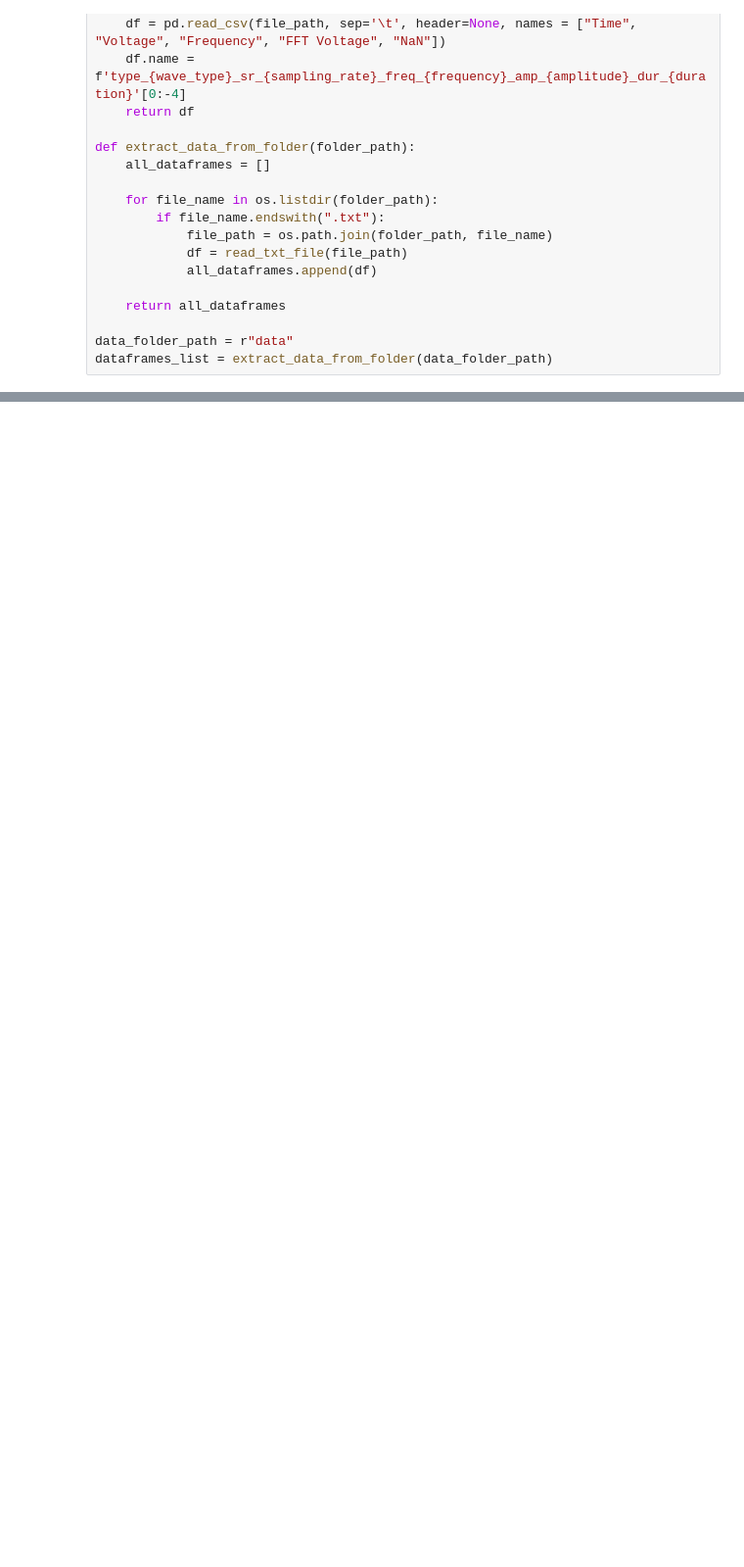
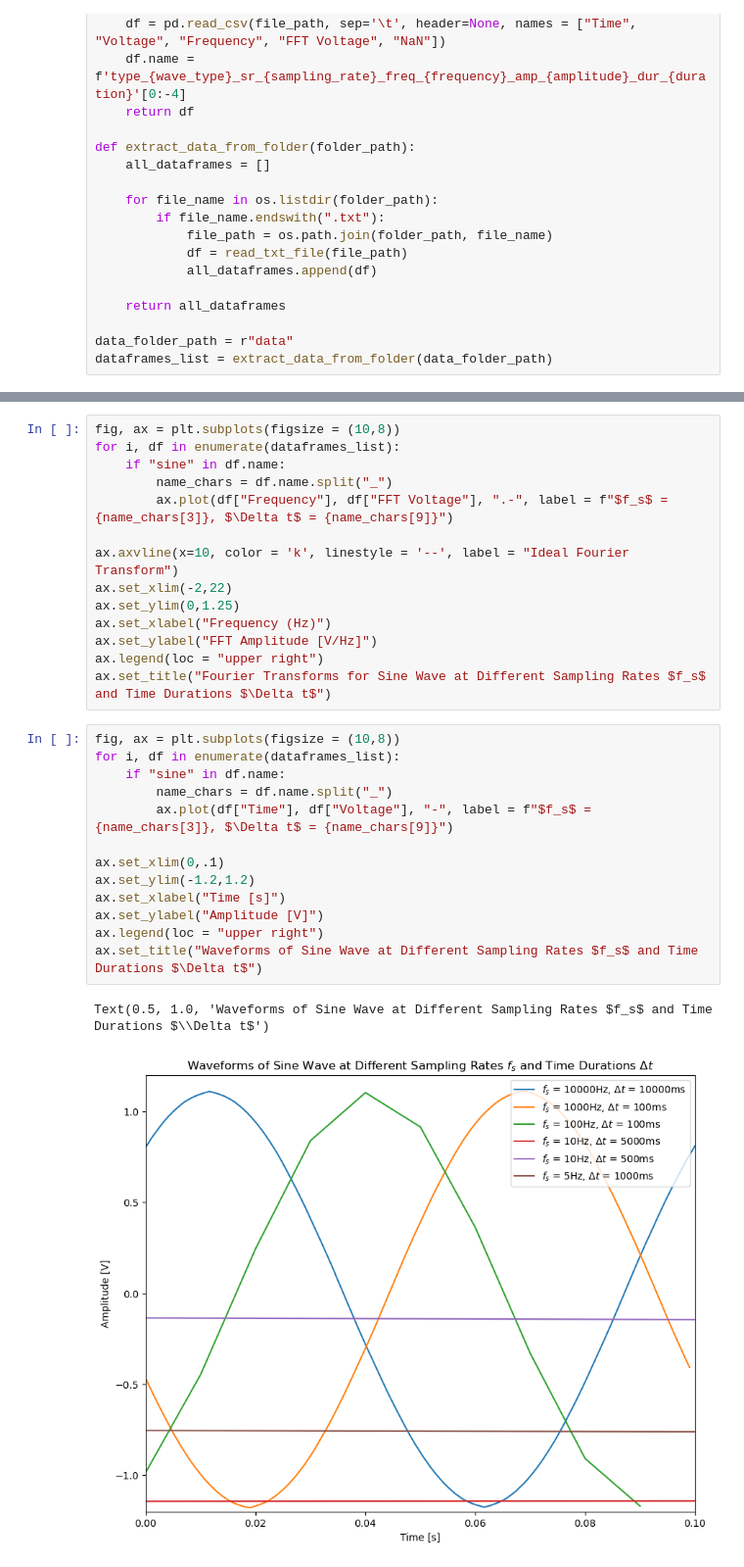
Before and after one commit to jwdesroches/phys_5318, a Jupyter notebook: experiment_1/figures.ipynb, the cells around one changed output, grey strips where cells are left out. Shown at 98% size. Drawn from its saved outputs; the diff is of its cells as text; blank space fills up the shorter version.

```diff
--- a/experiment_1/figures.ipynb
+++ b/experiment_1/figures.ipynb
@@ -52,0 +73,30 @@ for i, df in enumerate(dataframes_list):
+# %%
+fig, ax = plt.subplots(figsize = (10,8))
+for i, df in enumerate(dataframes_list):
+    if "sine" in df.name:
+        name_chars = df.name.split("_")
+        ax.plot(df["Frequency"], df["FFT Voltage"], ".-", label = f"$f_s$ = {name_chars[3]}, $\Delta t$ = {name_chars[9]}")
+
+ax.axvline(x=10, color = 'k', linestyle = '--', label = "Ideal Fourier Transform")
+ax.set_xlim(-2,22)
+ax.set_ylim(0,1.25)
+ax.set_xlabel("Frequency (Hz)")
+ax.set_ylabel("FFT Amplitude [V/Hz]")
+ax.legend(loc = "upper right")
+ax.set_title("Fourier Transforms for Sine Wave at Different Sampling Rates $f_s$ and Time Durations $\Delta t$")
+# %%
+fig, ax = plt.subplots(figsize = (10,8))
+for i, df in enumerate(dataframes_list):
+    if "sine" in df.name:
+        name_chars = df.name.split("_")
+        ax.plot(df["Time"], df["Voltage"], "-", label = f"$f_s$ = {name_chars[3]}, $\Delta t$ = {name_chars[9]}")
+
+ax.set_xlim(0,.1)
+ax.set_ylim(-1.2,1.2)
+ax.set_xlabel("Time [s]")
+ax.set_ylabel("Amplitude [V]")
+ax.legend(loc = "upper right")
+ax.set_title("Waveforms of Sine Wave at Different Sampling Rates $f_s$ and Time Durations $\Delta t$")
+# %% [output]
+Text(0.5, 1.0, 'Waveforms of Sine Wave at Different Sampling Rates $f_s$ and Time Durations $\\Delta t$')
+[figure, added]
```
Also changed, not shown: parts of 2 cells of this notebook.
